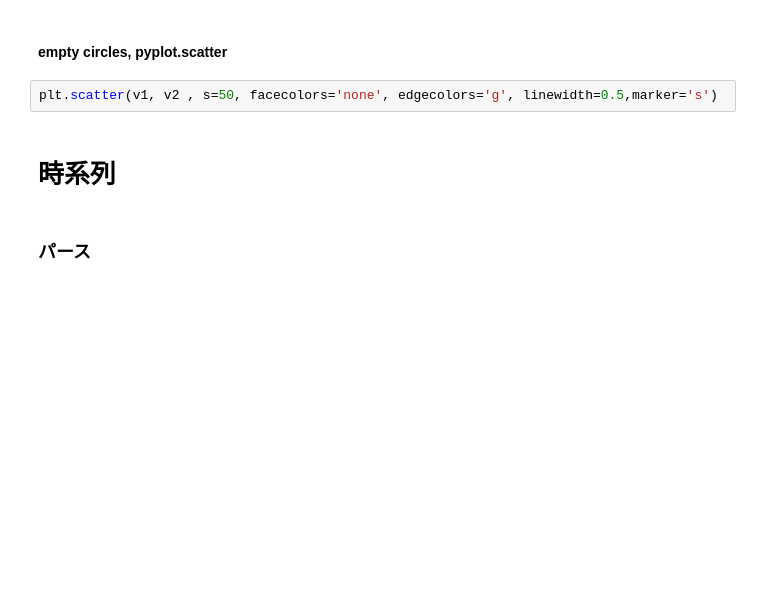
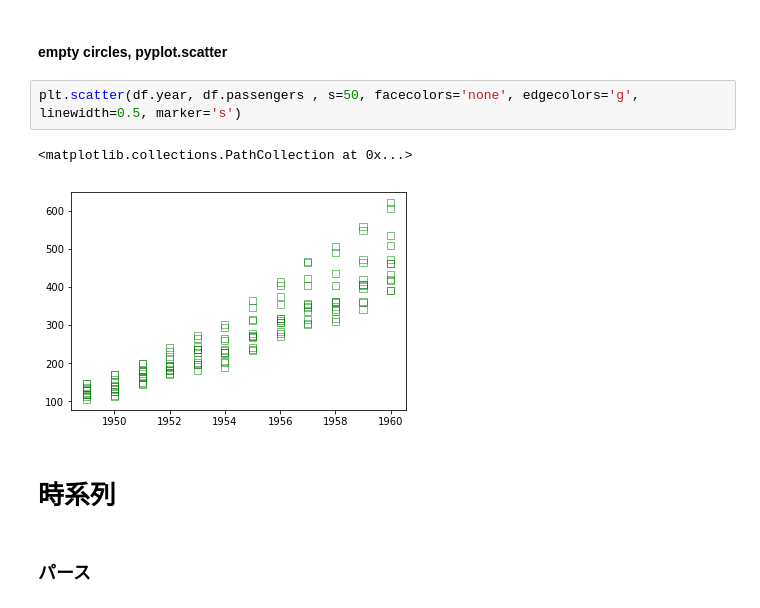
Before and after one commit to junnishina/demo, a Jupyter notebook: seaborn_matplotlib_pandas.ipynb, the cells around one changed output. Drawn from its saved outputs; the diff is of its cells as text; blank space fills up the shorter version.

```diff
--- a/seaborn_matplotlib_pandas.ipynb
+++ b/seaborn_matplotlib_pandas.ipynb
@@ -1002,7 +1044,10 @@ plt.savefig("test.png", bbox_extra_artists=(lgd,), bbox_inches='tight')
 # %% [markdown]
 #### empty circles, pyplot.scatter
 # %%
-plt.scatter(v1, v2 , s=50, facecolors='none', edgecolors='g', linewidth=0.5,marker='s')
+plt.scatter(df.year, df.passengers , s=50, facecolors='none', edgecolors='g', linewidth=0.5, marker='s')
+# %% [output]
+<matplotlib.collections.PathCollection at 0x...>
+[figure, added]
 # %% [markdown]
 # 時系列
 # %% [markdown]
```
Also changed, not shown: parts of 20 cells of this notebook, 1 other file.
